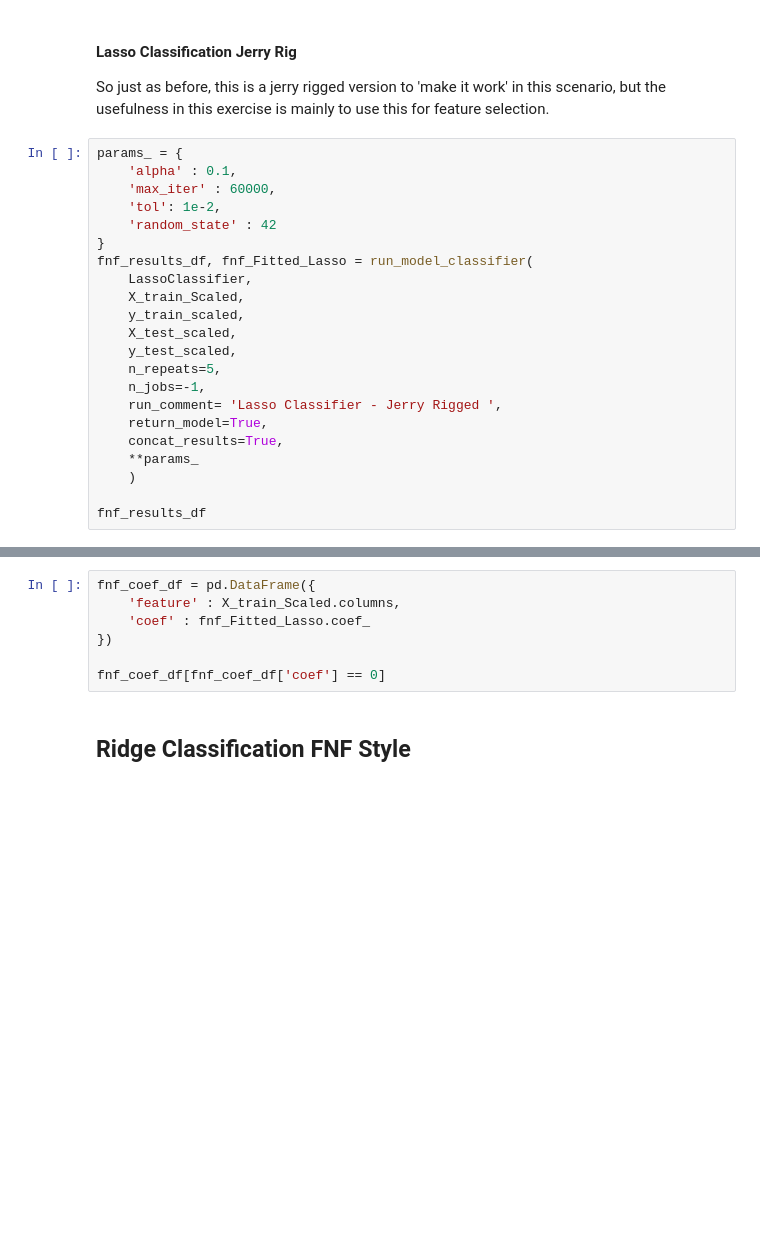
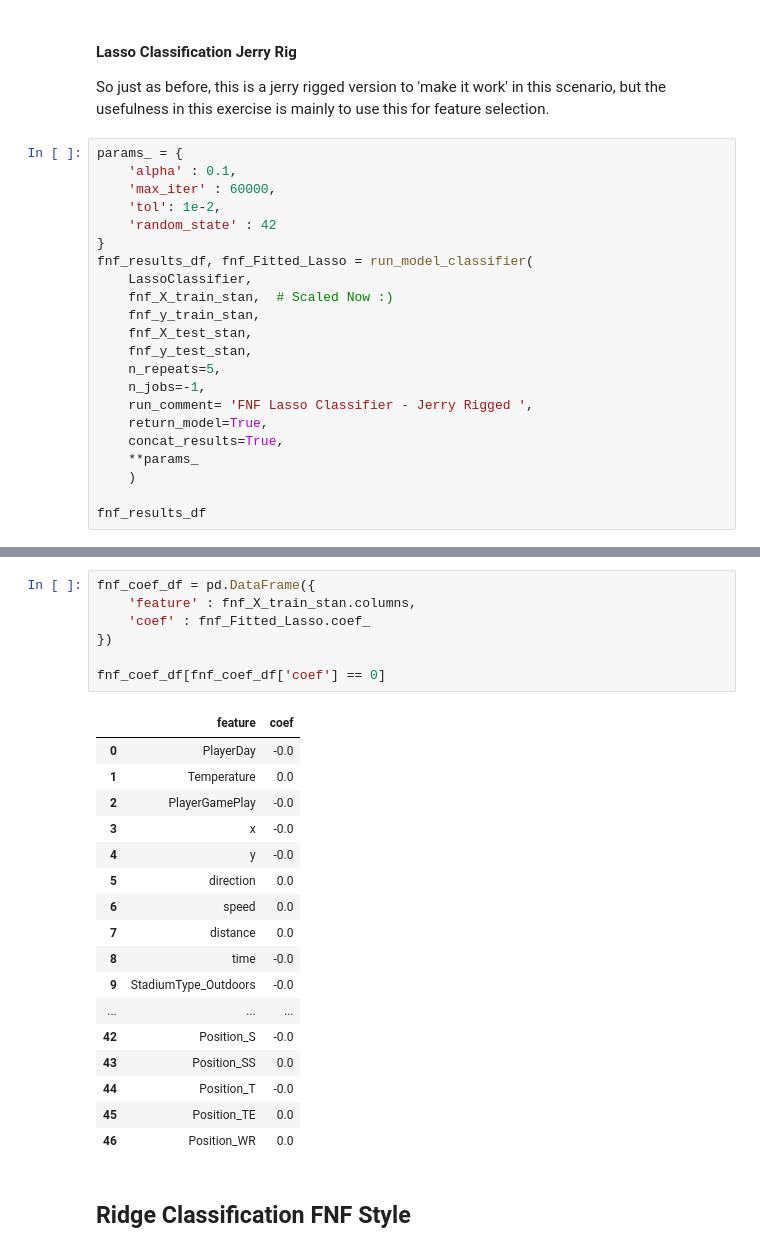
Before and after one commit to LeeMcFarling/AFL_Project_backup, a Jupyter notebook: Modeling/Weekly Assignments/Week_2.ipynb, the cells around one changed output, grey strips where cells are left out. Cells and saved outputs as stored; diff of their text form; blank space fills up the shorter version.

```diff
--- a/Modeling/Weekly Assignments/Week_2.ipynb
+++ b/Modeling/Weekly Assignments/Week_2.ipynb
@@ -1071,13 +1085,13 @@ params_ = {
 }
 fnf_results_df, fnf_Fitted_Lasso = run_model_classifier(
     LassoClassifier,
-    X_train_Scaled,
-    y_train_scaled,
-    X_test_scaled,
-    y_test_scaled,
+    fnf_X_train_stan,  # Scaled Now :)
+    fnf_y_train_stan,
+    fnf_X_test_stan,
+    fnf_y_test_stan,
     n_repeats=5,
     n_jobs=-1,
-    run_comment= 'Lasso Classifier - Jerry Rigged ',
+    run_comment= 'FNF Lasso Classifier - Jerry Rigged ',
     return_model=True,
     concat_results=True,
     **params_
@@ -1087,10 +1104,28 @@ fnf_results_df
 # %%
 fnf_coef_df = pd.DataFrame({
-    'feature' : X_train_Scaled.columns,
+    'feature' : fnf_X_train_stan.columns,
     'coef' : fnf_Fitted_Lasso.coef_
 })
 
 fnf_coef_df[fnf_coef_df['coef'] == 0]
+# %% [output]
+|  | feature | coef |
+| 0 | PlayerDay | -0.0 |
+| 1 | Temperature | 0.0 |
+| 2 | PlayerGamePlay | -0.0 |
+| 3 | x | -0.0 |
+| 4 | y | -0.0 |
+| 5 | direction | 0.0 |
+| 6 | speed | 0.0 |
+| 7 | distance | 0.0 |
+| 8 | time | -0.0 |
+| 9 | StadiumType_Outdoors | -0.0 |
+| ... | ... | ... |
+| 42 | Position_S | -0.0 |
+| 43 | Position_SS | 0.0 |
+| 44 | Position_T | -0.0 |
+| 45 | Position_TE | 0.0 |
+| 46 | Position_WR | 0.0 |
 # %% [markdown]
 ## **Ridge Classification FNF Style**
 # %% [markdown]
```
Also changed, not shown: parts of 15 cells of this notebook.
